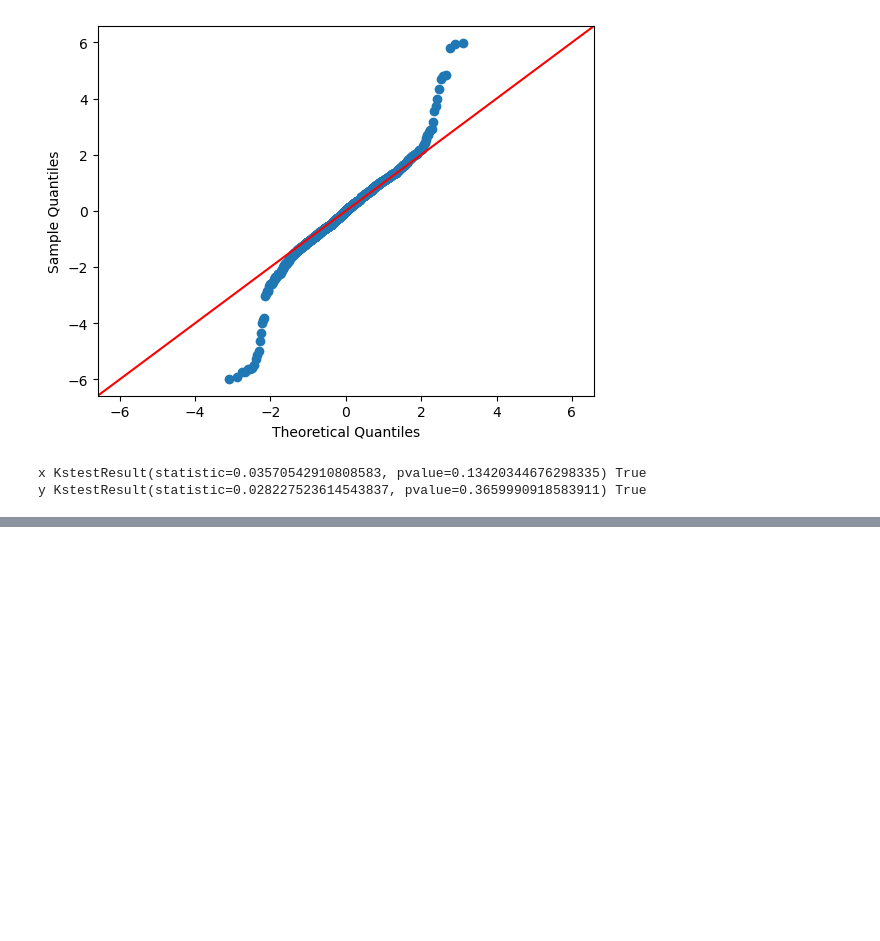
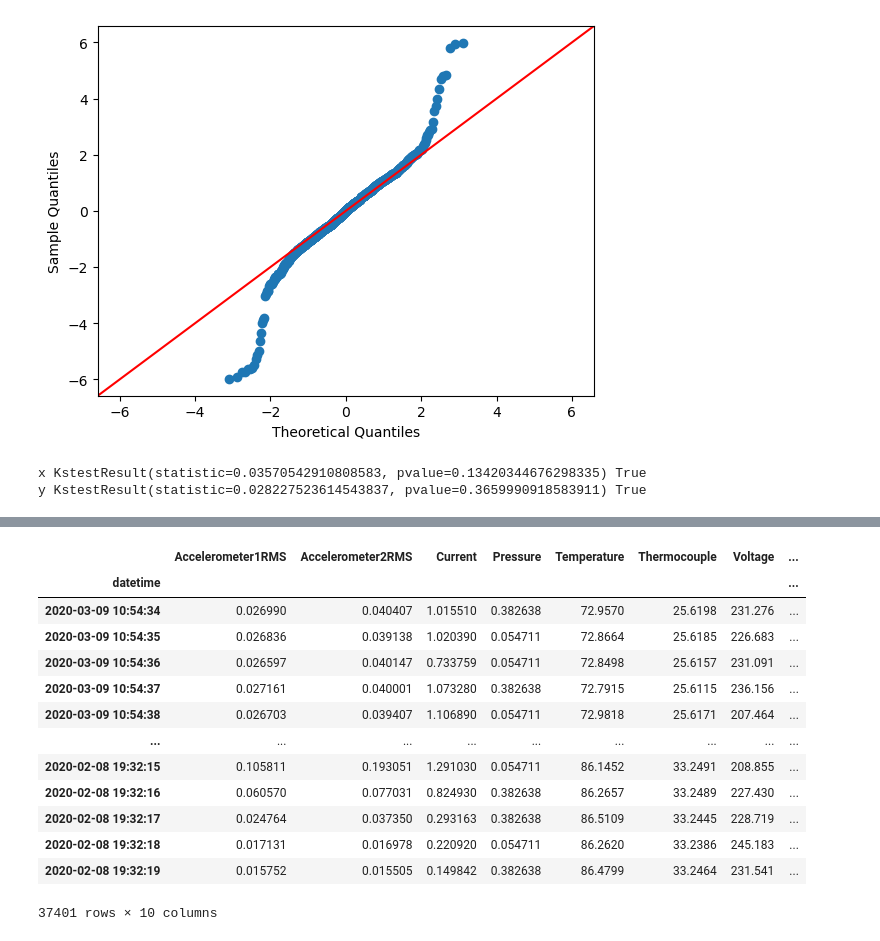
Before and after one commit to mipt-nd/novelty-detection, a Jupyter notebook: statistical_methods.ipynb, the cells around one changed output, grey strips where cells are left out. Drawn from its saved outputs; the diff is of its cells as text; code cells hidden in the pictures; blank space fills up the shorter version.

```diff
--- a/statistical_methods.ipynb
+++ b/statistical_methods.ipynb
@@ -40,0 +84,18 @@ y KstestResult(statistic=0.028227523614543837, pvalue=0.3659990918583911) True
+# %%
+df = pd.concat(dfs)
+df
+# %% [output]
+|  | Accelerometer1RMS | Accelerometer2RMS | Current | Pressure | Temperature | Thermocouple | Voltage | ... |
+| datetime |  |  |  |  |  |  |  | ... |
+| 2020-03-09 10:54:34 | 0.026990 | 0.040407 | 1.015510 | 0.382638 | 72.9570 | 25.6198 | 231.276 | ... |
+| 2020-03-09 10:54:35 | 0.026836 | 0.039138 | 1.020390 | 0.054711 | 72.8664 | 25.6185 | 226.683 | ... |
+| 2020-03-09 10:54:36 | 0.026597 | 0.040147 | 0.733759 | 0.054711 | 72.8498 | 25.6157 | 231.091 | ... |
+| 2020-03-09 10:54:37 | 0.027161 | 0.040001 | 1.073280 | 0.382638 | 72.7915 | 25.6115 | 236.156 | ... |
+| 2020-03-09 10:54:38 | 0.026703 | 0.039407 | 1.106890 | 0.054711 | 72.9818 | 25.6171 | 207.464 | ... |
+| ... | ... | ... | ... | ... | ... | ... | ... | ... |
+| 2020-02-08 19:32:15 | 0.105811 | 0.193051 | 1.291030 | 0.054711 | 86.1452 | 33.2491 | 208.855 | ... |
+| 2020-02-08 19:32:16 | 0.060570 | 0.077031 | 0.824930 | 0.382638 | 86.2657 | 33.2489 | 227.430 | ... |
+| 2020-02-08 19:32:17 | 0.024764 | 0.037350 | 0.293163 | 0.382638 | 86.5109 | 33.2445 | 228.719 | ... |
+| 2020-02-08 19:32:18 | 0.017131 | 0.016978 | 0.220920 | 0.054711 | 86.2620 | 33.2386 | 245.183 | ... |
+| 2020-02-08 19:32:19 | 0.015752 | 0.015505 | 0.149842 | 0.382638 | 86.4799 | 33.2464 | 231.541 | ... |
+37401 rows × 10 columns
```
Also changed, not shown: parts of 7 cells of this notebook.
